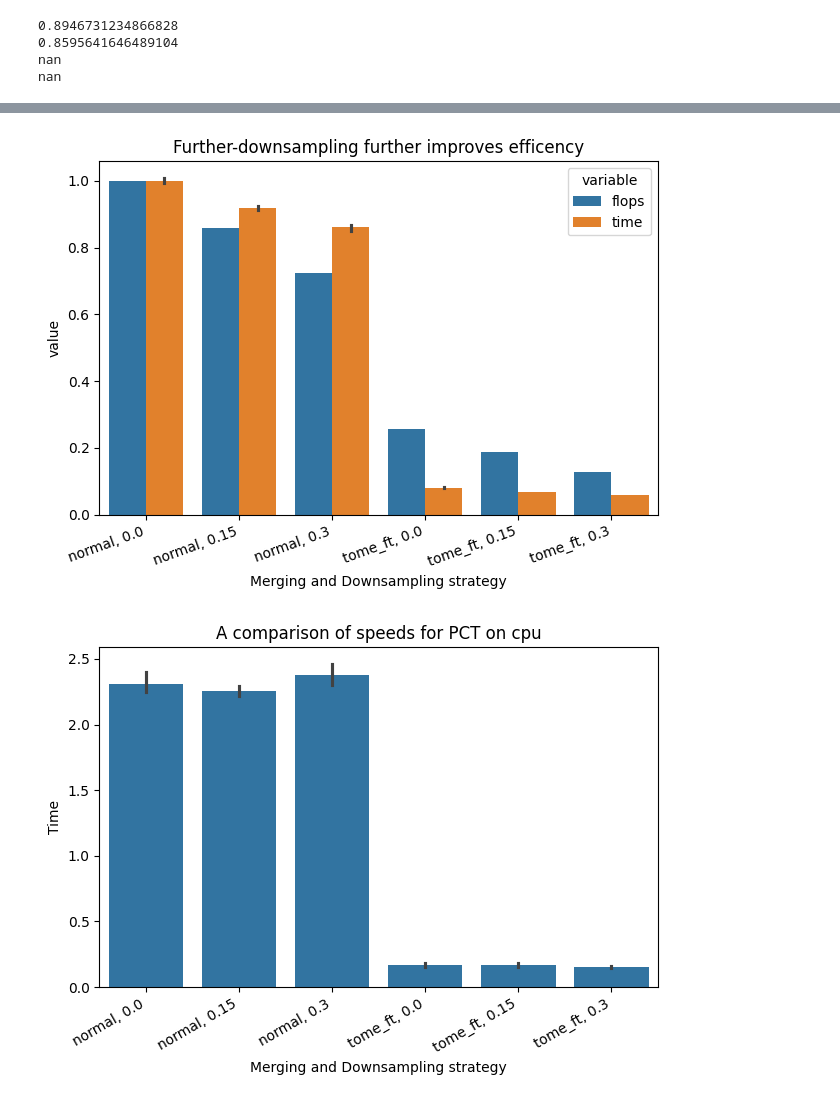
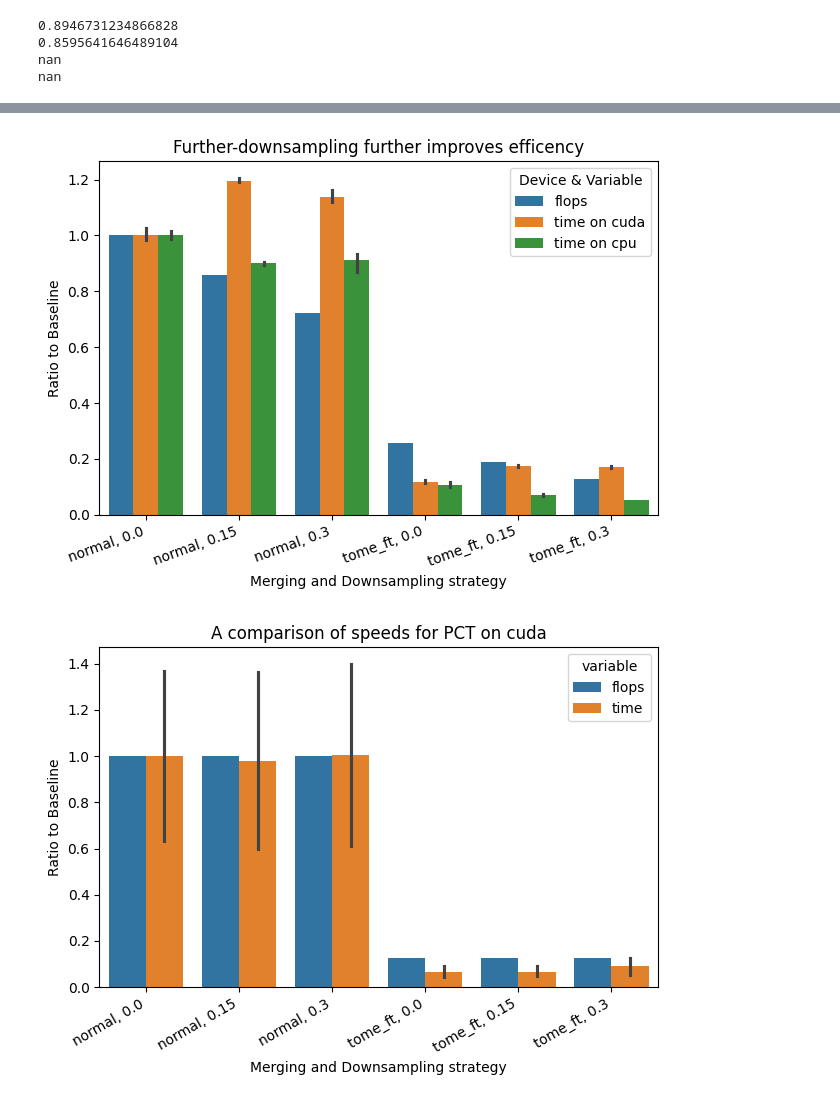
Before and after one commit to mehardsingh/point-transformer-cardinality-reduction, a Jupyter notebook: best_accs.ipynb, the cells around one changed output, grey strips where cells are left out. Drawn from its saved outputs; the diff is of its cells as text; code cells hidden in the pictures.

```diff
--- a/best_accs.ipynb
+++ b/best_accs.ipynb
@@ -306,0 +267,12 @@ df_sample.loc[df_sample.model == 'pt',['time','flops']] = df_sample[df_sample.mo
+# %%
+df_sample = pd.DataFrame(rows)
+df_sample[['time','flops']] = df_sample[['time','flops']].astype(float)
+
+masks = [(df_sample['model'] == model_) & (df_sample['device'] == device_) for model_, device_ in product(models,devices)]
+for mask in masks:
+    bases = df_sample[mask & (df_sample.strategy == 'normal') & (df_sample.downsample == 0.00)]
+    bases = bases[['time','flops',]].mean()
+
+    df_sample.loc[mask,['time','flops']] = df_sample.loc[mask,['time','flops']] / bases
+
+df_sample
@@ -307,23 +293,24 @@ df_sample.loc[df_sample.model == 'pt',['time','flops']] = df_sample[df_sample.mo
 # %%
 # melted2 = pd.DataFrame(time_dict2).reset_index().rename(columns={'level_0':'agg','level_1':'downsample'}).explode(column=['pct','pt']).melt(id_vars = ['agg','downsample']).rename(columns={'value':'Time'})#.explode(column='value').reset_index(drop=True)
-melted2 = df_sample.rename(columns={'strategy':'agg'}).melt(id_vars=['model','agg','downsample'])
+melted2 = df_sample.rename(columns={'strategy':'agg'}).melt(id_vars=['model','agg','downsample','device'],value_name='Ratio to Baseline')
 melted2['Merging and Downsampling strategy'] = melted2.apply((lambda row: (f'{row["agg"]}, {row["downsample"]}')),axis=1)
-ax = sns.barplot(melted2[melted2['model'] == 'pct'],x='Merging and Downsampling strategy',y='value',hue='variable')
+melted2['Device & Variable'] = melted2.apply((lambda row: f'{row["variable"]} on {row["device"]}' if row['variable'] !='flops' else 'flops'),axis=1)
+ax = sns.barplot(melted2[melted2['model'] == 'pct'],x='Merging and Downsampling strategy',y='Ratio to Baseline',hue='Device & Variable')
 ax.set(title=f'Further-downsampling further improves efficency')
 ax.set_xticklabels(
     ax.get_xticklabels(),
     rotation=20,
     horizontalalignment='right'
 )
 ax.get_figure().tight_layout()
-ax.get_figure().savefig(f'figures/downsample_speeds_pct_{device}.png')
+ax.get_figure().savefig(f'figures/downsample_speeds_pct_both_devs.png')
 print()
 # melted2
 # %% [output]
-[figure, old version]
+[figure, new version]
 # %%
 # ax.set(xlabel='strategy', ylabel='time (seconds)')
-ax = sns.barplot(melted2[melted2['variable'] == 'pt'],x='Merging and Downsampling strategy',y='Time')
+ax = sns.barplot(melted2[melted2['model'] == 'pt'],x='Merging and Downsampling strategy',y='Ratio to Baseline',hue='variable')
 ax.set(title=f'A comparison of speeds for PCT on {device}')
 ax.set_xticklabels(
     ax.get_xticklabels(),
@@ -334,4 +321,4 @@ ax.get_figure().tight_layout()
 ax.get_figure().savefig(f'figures/downsample_speeds_pt_{device}.png')
 print()
 # %% [output]
-[figure, old version]
+[figure, new version]
```
Also changed, not shown: parts of 12 cells of this notebook, 1 other file.
